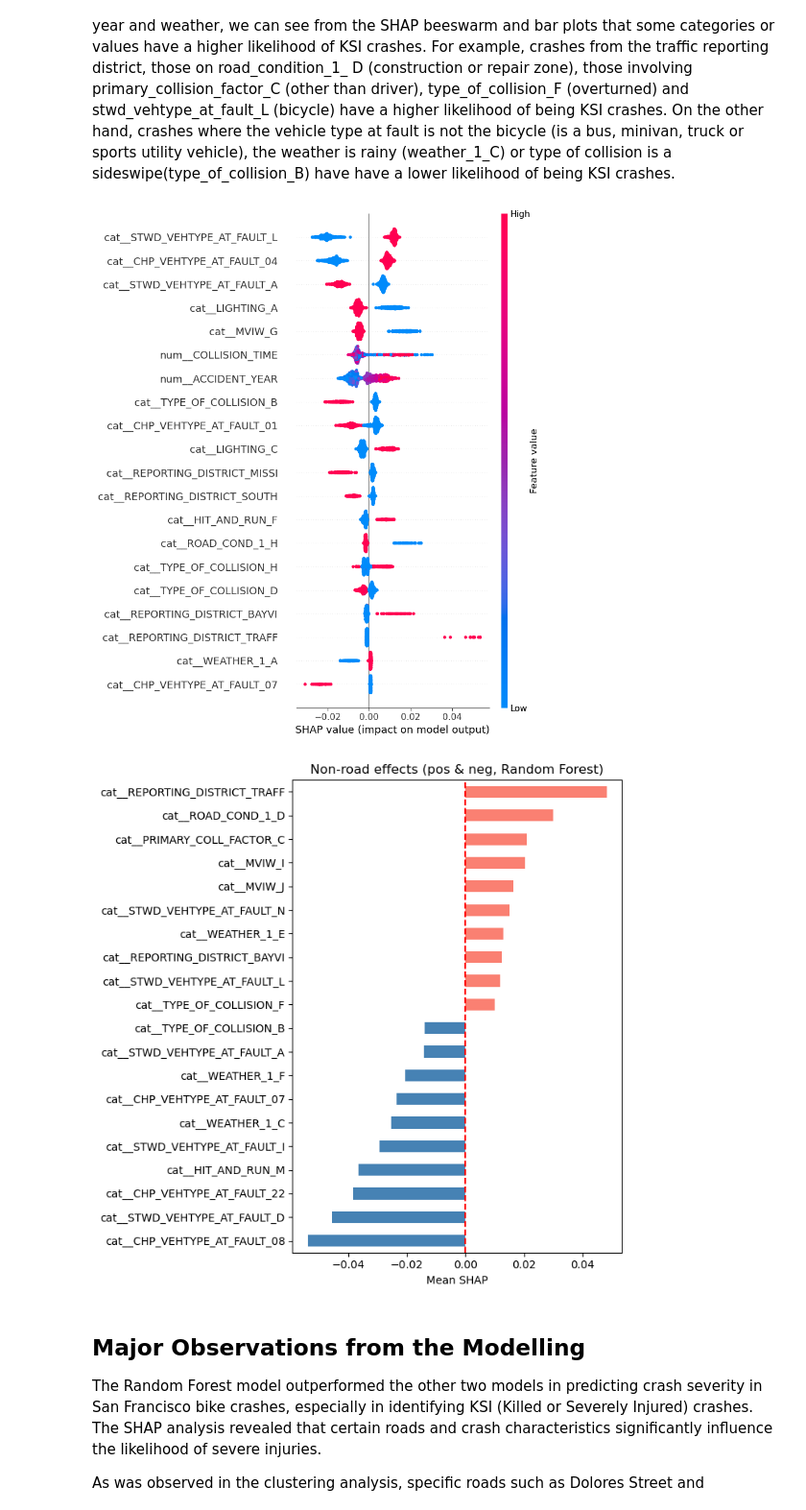
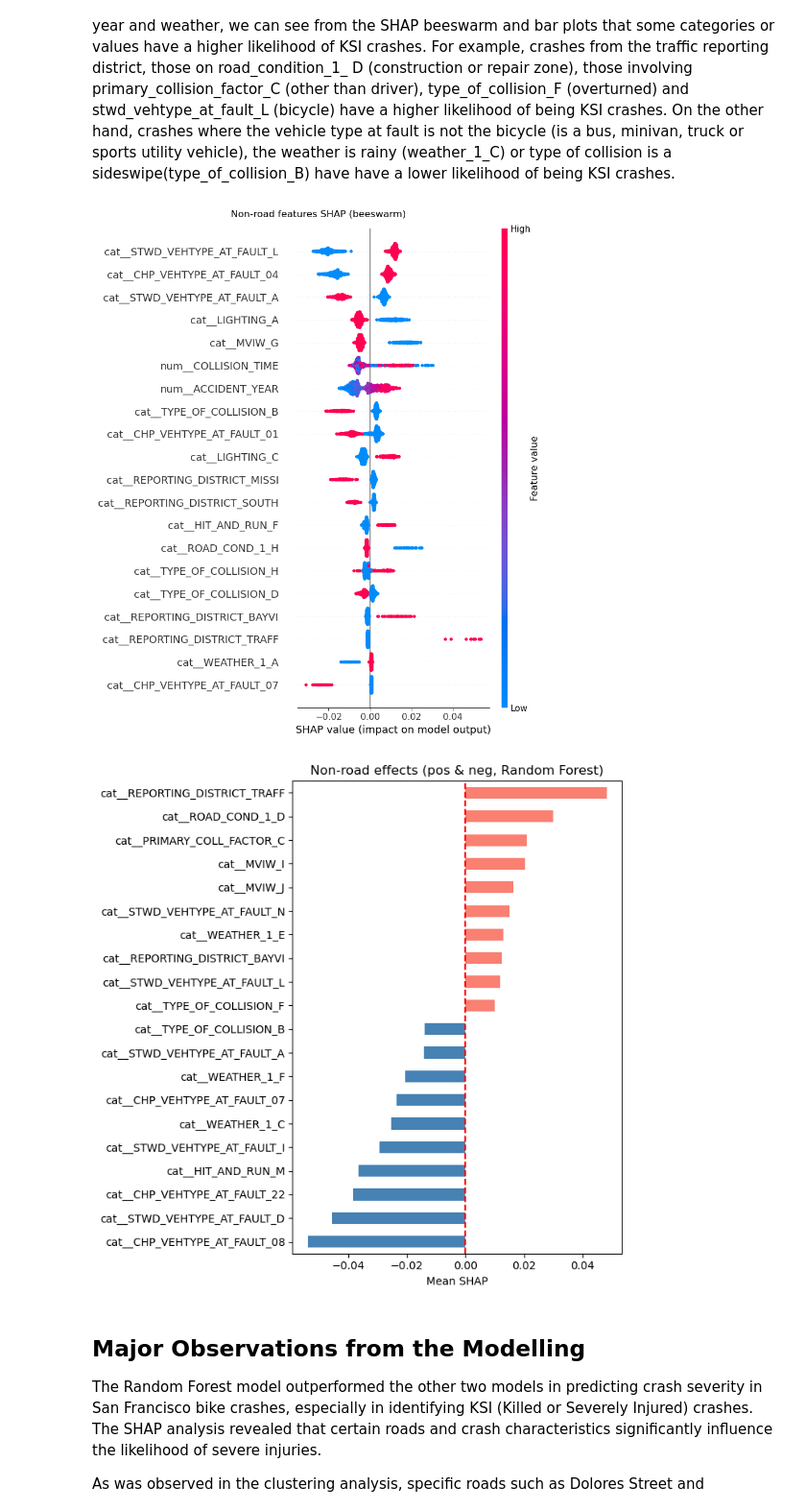
Before and after one commit to UCB-stat-159-f25/final-group07, a Jupyter notebook: Modelling.ipynb, the cells around one changed output. Shown: that part at 96% size. Drawn from its saved outputs; the diff is of its cells as text; code cells hidden in the pictures.

Commit message:
Corrected modelling beeswarm images

```diff
--- a/Modelling.ipynb
+++ b/Modelling.ipynb
@@ -437,20 +443,24 @@ plt.close()
 ##### SHAP Analysis for Non-Road Features
 From the SHAP analysis of features not relating to the road on which the crash occured such as vehicle type at fault, lighting, type of collision, reporting district, collision type, accident year and weather, we can see from the SHAP beeswarm and bar plots that some categories or values have a higher likelihood of KSI crashes. For example, crashes from the traffic reporting district, those on road_condition_1_ D (construction or repair zone), those involving primary_collision_factor_C (other than driver), type_of_collision_F (overturned) and stwd_vehtype_at_fault_L (bicycle) have a higher likelihood of being KSI crashes. On the other hand, crashes where the vehicle type at fault is not the bicycle (is a bus, minivan, truck or sports utility vehicle), the weather is rainy (weather_1_C) or type of collision is a sideswipe(type_of_collision_B) have have a lower likelihood of being KSI crashes.
 # %%
-
 # Non-road features beeswarm
-plt.figure()
 shap.summary_plot(
     shap_array[:, other_mask],
     X_enc[:, other_mask],
     feature_names=feature_names[other_mask],
     max_display=20,
-    show=True,
+    show=False,
 )
-plt.title("Non-road features SHAP (beeswarm)")
+
+fig = plt.gcf()
+fig.suptitle("Non-road features SHAP (beeswarm)")
 plt.tight_layout()
-plt.savefig("figures/nonroad_shap_beeswarm.png", dpi=300, bbox_inches="tight")
-plt.close()
+
+fig.savefig("figures/nonroad_shap_beeswarm.png", dpi=300, bbox_inches="tight")
+
+plt.show()
+plt.close(fig)
+
 
 # Split non-road into dummies (cat__) and numeric/others
 nonroad_names = feature_names[other_mask]
@@ -464,34 +474,34 @@ num_idx   = [i for i, n in enumerate(nonroad_names) if not n.startswith("cat__")
 present_mean = []
 present_names = []
 for j in dummy_idx:
     m = nonroad_feat[:, j] == 1
     present_names.append(nonroad_names[j])
     present_mean.append(nonroad_shap[m, j].mean() if m.any() else 0.0)
 cond_series = pd.Series(present_mean, index=present_names)
 
 # Overall mean SHAP for numeric/other features
 num_series = pd.Series(
     nonroad_shap[:, num_idx].mean(axis=0),
     index=[nonroad_names[j] for j in num_idx],
 )
 
 # Combine and plot
 combined = pd.concat([cond_series, num_series])
 top_pos = combined.sort_values().tail(10)
 top_neg = combined.sort_values().head(10)
 both = pd.concat([top_neg, top_pos])
 
 colors = ["steelblue" if v < 0 else "salmon" for v in both]
 both.plot(kind="barh", figsize=(7,7), color=colors)
 plt.axvline(0, color="red", linestyle="--")
 plt.xlabel("Mean SHAP")
 plt.title("Non-road effects (pos & neg, Random Forest)")
 plt.tight_layout()
 plt.savefig("figures/nonroad_effects_SHAP_bar.png", dpi=300, bbox_inches="tight")
 plt.show()
 plt.close()
 # %% [output]
-[figure, old version]
+[figure, new version]
 [figure]
 # %% [markdown]
 ## Major Observations from the Modelling
```
Also changed, not shown: parts of 1 cell of this notebook, 2 other files.
